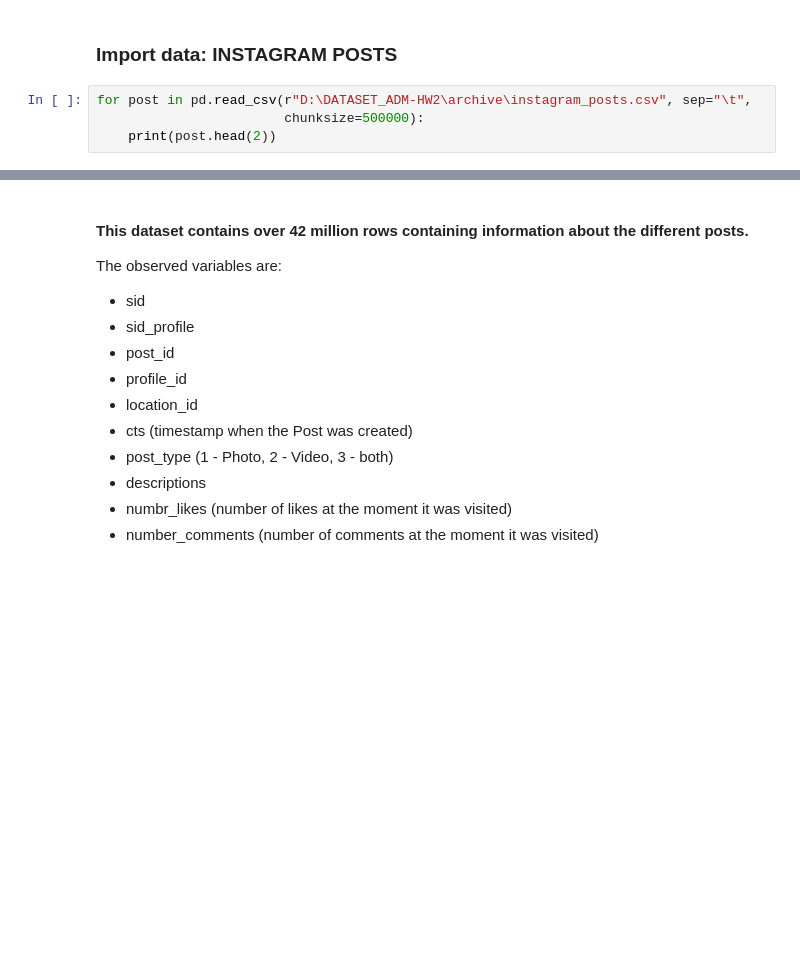
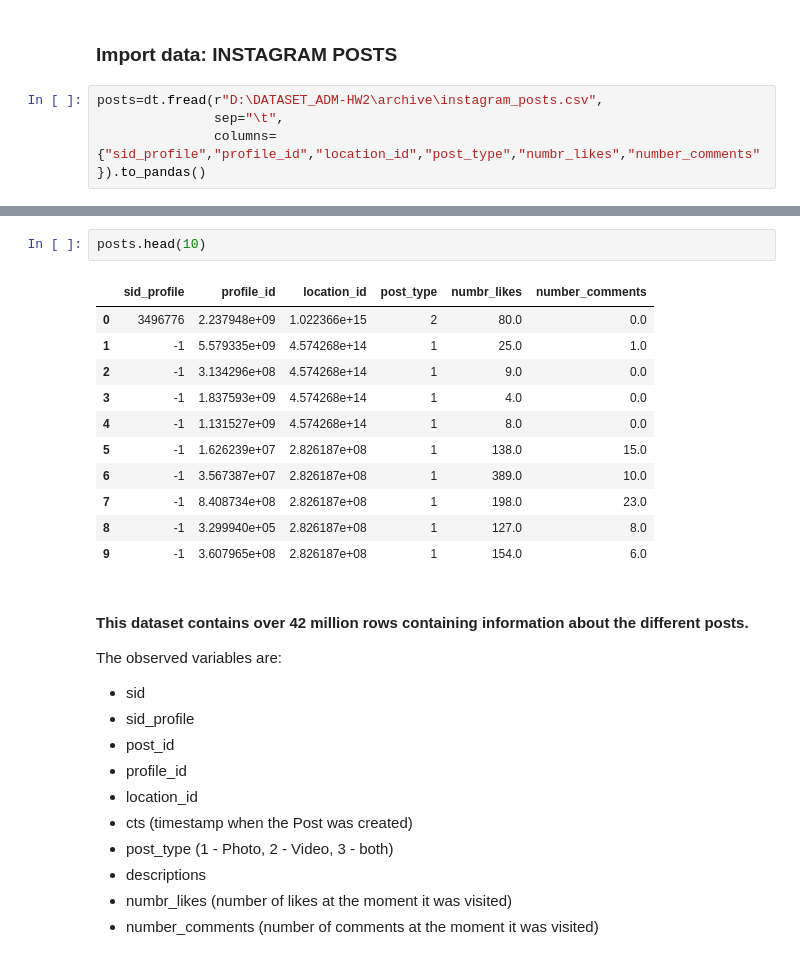
Before and after one commit to jonasbarth/adm-2022-hw-2, a Jupyter notebook: RQ1.ipynb, the cells around one changed output, grey strips where cells are left out. Saved outputs shown, nothing was run; the diff lists cells and outputs as text; blank space fills up the shorter version.

```diff
--- a/RQ1.ipynb
+++ b/RQ1.ipynb
@@ -139,6 +172,6 @@ In particular, we note that the region variable has 99% of the observations miss
 # %% [markdown]
 ### Import data: INSTAGRAM POSTS
 # %%
-for post in pd.read_csv(r"D:\DATASET_ADM-HW2\archive\instagram_posts.csv", sep="\t",
-                        chunksize=500000):
-    print(post.head(2))
+posts=dt.fread(r"D:\DATASET_ADM-HW2\archive\instagram_posts.csv",
+               sep="\t",
+               columns={"sid_profile","profile_id","location_id","post_type","numbr_likes","number_comments"}).to_pandas()
@@ -163,3 +192,17 @@ for post in pd.read_csv(r"D:\DATASET_ADM-HW2\archive\instagram_posts.csv", sep="
+# %%
+posts.head(10)
+# %% [output]
+|  | sid_profile | profile_id | location_id | post_type | numbr_likes | number_comments |
+| 0 | 3496776 | 2.237948e+09 | 1.022366e+15 | 2 | 80.0 | 0.0 |
+| 1 | -1 | 5.579335e+09 | 4.574268e+14 | 1 | 25.0 | 1.0 |
+| 2 | -1 | 3.134296e+08 | 4.574268e+14 | 1 | 9.0 | 0.0 |
+| 3 | -1 | 1.837593e+09 | 4.574268e+14 | 1 | 4.0 | 0.0 |
+| 4 | -1 | 1.131527e+09 | 4.574268e+14 | 1 | 8.0 | 0.0 |
+| 5 | -1 | 1.626239e+07 | 2.826187e+08 | 1 | 138.0 | 15.0 |
+| 6 | -1 | 3.567387e+07 | 2.826187e+08 | 1 | 389.0 | 10.0 |
+| 7 | -1 | 8.408734e+08 | 2.826187e+08 | 1 | 198.0 | 23.0 |
+| 8 | -1 | 3.299940e+05 | 2.826187e+08 | 1 | 127.0 | 8.0 |
+| 9 | -1 | 3.607965e+08 | 2.826187e+08 | 1 | 154.0 | 6.0 |
 # %% [markdown]
 #### This dataset contains over 42 million rows containing information about the different posts.
 The observed variables are:
```
Also changed, not shown: parts of 13 cells of this notebook.
